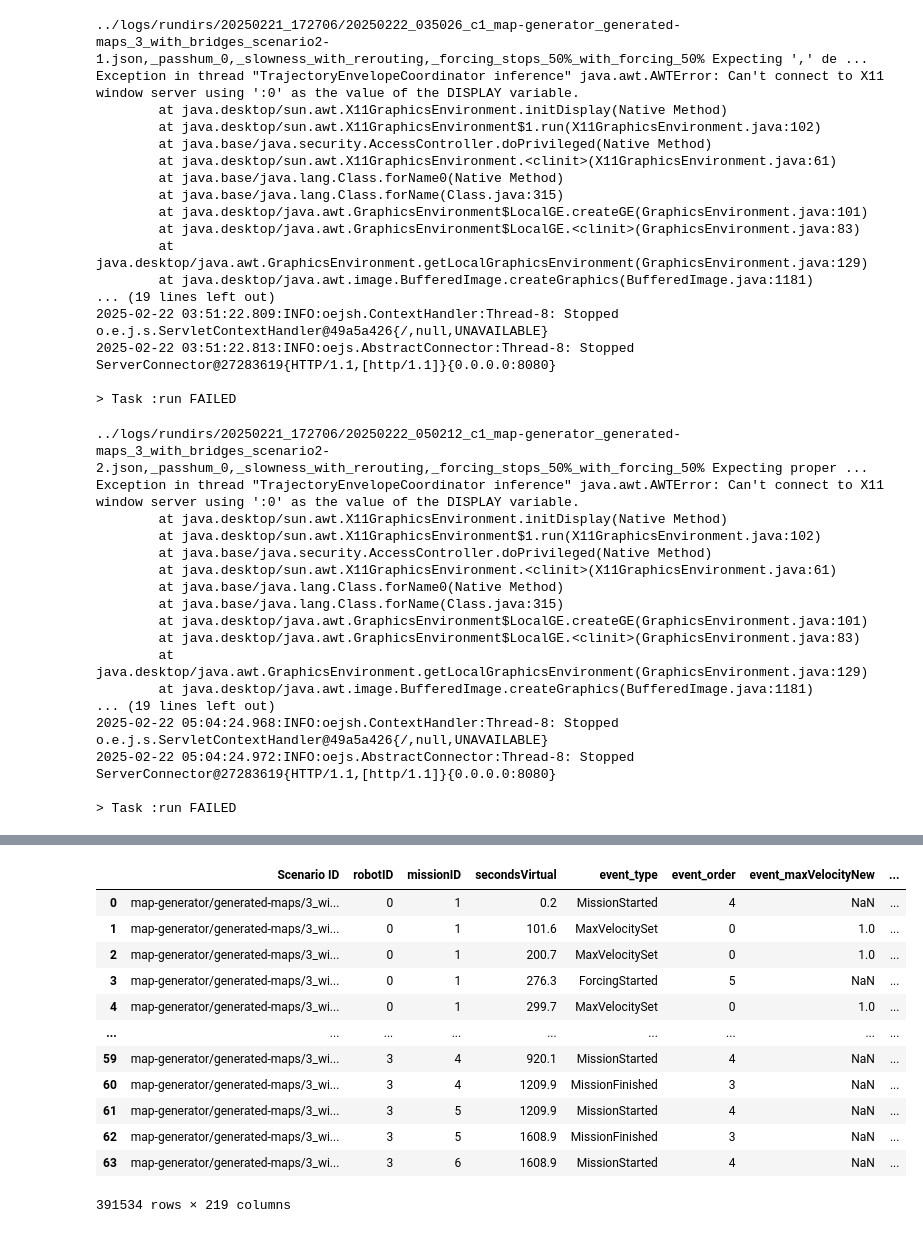
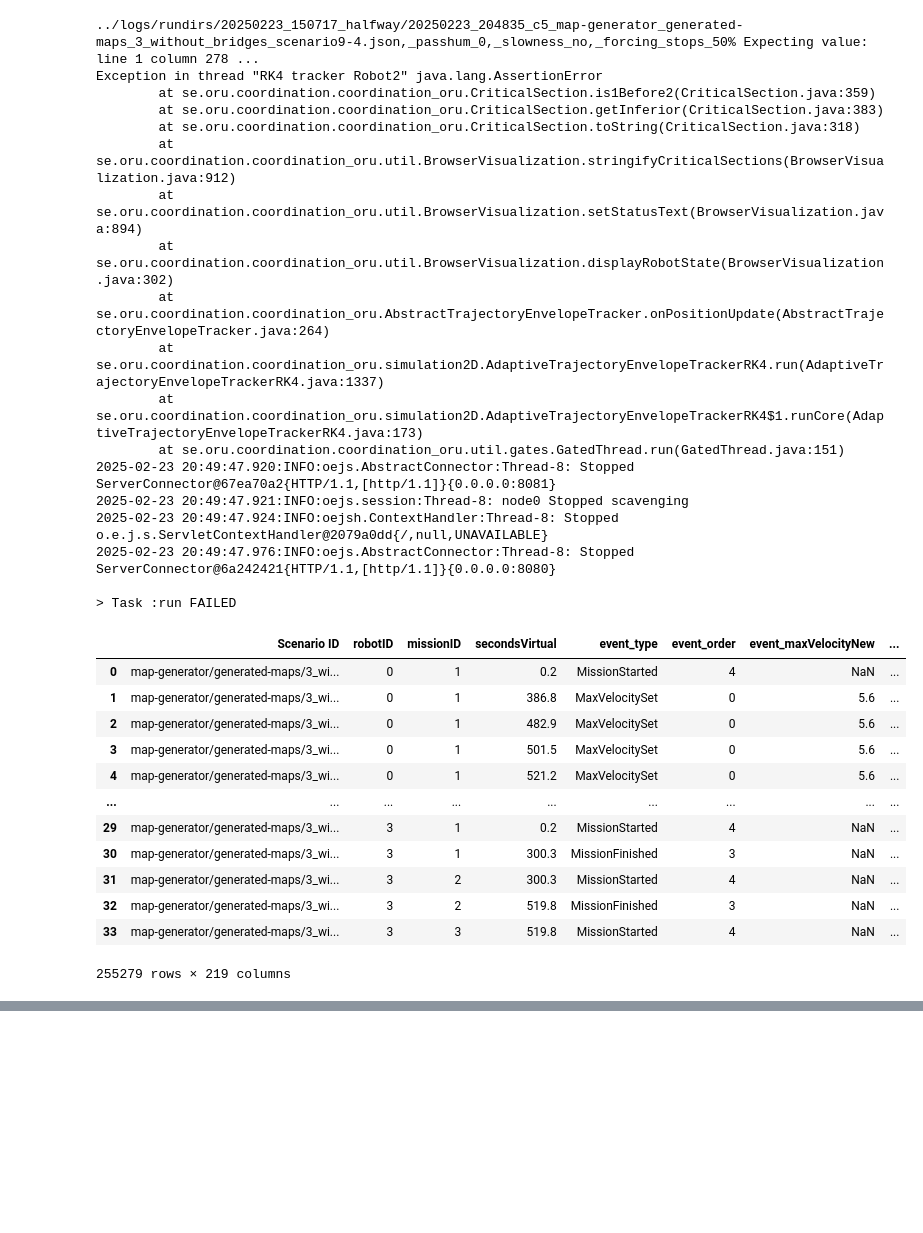
Before and after one commit to Olga-Mironenko/coordination_oru, a Jupyter notebook: scenario-analysis/dynmodel.ipynb, the cells around one changed output, grey strips where cells are left out. Saved outputs shown, nothing was run; the diff lists cells and outputs as text; code cells hidden in the pictures; blank space fills up the shorter version.

```diff
--- a/scenario-analysis/dynmodel.ipynb
+++ b/scenario-analysis/dynmodel.ipynb
@@ -3,41 +3,38 @@ import importlib
 import dynmodel
 # %%
 dynmodel = importlib.reload(dynmodel)
-# df_all = dynmodel.load_or_prepare_missions_all()
-df_all = dynmodel.prepare_missions_all()
+df_all = dynmodel.load_or_prepare_missions_all()
+# df_all = dynmodel.prepare_missions_all()
 df_all
 # %% [output]
-../logs/rundirs/20250221_172706/20250222_035026_c1_map-generator_generated-maps_3_with_bridges_scenario2-1.json,_passhum_0,_slowness_with_rerouting,_forcing_stops_50%_with_forcing_50% Expecting ',' de ...
-Exception in thread "TrajectoryEnvelopeCoordinator inference" java.awt.AWTError: Can't connect to X11 window server using ':0' as the value of the DISPLAY variable.
-        at java.desktop/sun.awt.X11GraphicsEnvironment.initDisplay(Native Method)
-        at java.desktop/sun.awt.X11GraphicsEnvironment$1.run(X11GraphicsEnvironment.java:102)
-        at java.base/java.security.AccessController.doPrivileged(Native Method)
-        at java.desktop/sun.awt.X11GraphicsEnvironment.<clinit>(X11GraphicsEnvironment.java:61)
-        at java.base/java.lang.Class.forName0(Native Method)
-        at java.base/java.lang.Class.forName(Class.java:315)
-        at java.desktop/java.awt.GraphicsEnvironment$LocalGE.createGE(GraphicsEnvironment.java:101)
-        at java.desktop/java.awt.GraphicsEnvironment$LocalGE.<clinit>(GraphicsEnvironment.java:83)
-        at java.desktop/java.awt.GraphicsEnvironment.getLocalGraphicsEnvironment(GraphicsEnvironment.java:129)
-        at java.desktop/java.awt.image.BufferedImage.createGraphics(BufferedImage.java:1181)
-... (19 lines left out)
-2025-02-22 03:51:22.809:INFO:oejsh.ContextHandler:Thread-8: Stopped o.e.j.s.ServletContextHandler@49a5a426{/,null,UNAVAILABLE}
-2025-02-22 03:51:22.813:INFO:oejs.AbstractConnector:Thread-8: Stopped ServerConnector@27283619{HTTP/1.1,[http/1.1]}{0.0.0.0:8080}
+../logs/rundirs/20250223_150717_halfway/20250223_204835_c5_map-generator_generated-maps_3_without_bridges_scenario9-4.json,_passhum_0,_slowness_no,_forcing_stops_50% Expecting value: line 1 column 278 ...
+Exception in thread "RK4 tracker Robot2" java.lang.AssertionError
+        at se.oru.coordination.coordination_oru.CriticalSection.is1Before2(CriticalSection.java:359)
+        at se.oru.coordination.coordination_oru.CriticalSection.getInferior(CriticalSection.java:383)
+        at se.oru.coordination.coordination_oru.CriticalSection.toString(CriticalSection.java:318)
+        at se.oru.coordination.coordination_oru.util.BrowserVisualization.stringifyCriticalSections(BrowserVisualization.java:912)
+        at se.oru.coordination.coordination_oru.util.BrowserVisualization.setStatusText(BrowserVisualization.java:894)
+        at se.oru.coordination.coordination_oru.util.BrowserVisualization.displayRobotState(BrowserVisualization.java:302)
+        at se.oru.coordination.coordination_oru.AbstractTrajectoryEnvelopeTracker.onPositionUpdate(AbstractTrajectoryEnvelopeTracker.java:264)
+        at se.oru.coordination.coordination_oru.simulation2D.AdaptiveTrajectoryEnvelopeTrackerRK4.run(AdaptiveTrajectoryEnvelopeTrackerRK4.java:1337)
+        at se.oru.coordination.coordination_oru.simulation2D.AdaptiveTrajectoryEnvelopeTrackerRK4$1.runCore(AdaptiveTrajectoryEnvelopeTrackerRK4.java:173)
+        at se.oru.coordination.coordination_oru.util.gates.GatedThread.run(GatedThread.java:151)
+2025-02-23 20:49:47.920:INFO:oejs.AbstractConnector:Thread-8: Stopped ServerConnector@67ea70a2{HTTP/1.1,[http/1.1]}{0.0.0.0:8081}
+2025-02-23 20:49:47.921:INFO:oejs.session:Thread-8: node0 Stopped scavenging
+2025-02-23 20:49:47.924:INFO:oejsh.ContextHandler:Thread-8: Stopped o.e.j.s.ServletContextHandler@2079a0dd{/,null,UNAVAILABLE}
+2025-02-23 20:49:47.976:INFO:oejs.AbstractConnector:Thread-8: Stopped ServerConnector@6a242421{HTTP/1.1,[http/1.1]}{0.0.0.0:8080}
 
 > Task :run FAILED
+|  | Scenario ID | robotID | missionID | secondsVirtual | event_type | event_order | event_maxVelocityNew | ... |
+| 0 | map-generator/generated-maps/3_wi... | 0 | 1 | 0.2 | MissionStarted | 4 | NaN | ... |
+| 1 | map-generator/generated-maps/3_wi... | 0 | 1 | 386.8 | MaxVelocitySet | 0 | 5.6 | ... |
+| 2 | map-generator/generated-maps/3_wi... | 0 | 1 | 482.9 | MaxVelocitySet | 0 | 5.6 | ... |
+| 3 | map-generator/generated-maps/3_wi... | 0 | 1 | 501.5 | MaxVelocitySet | 0 | 5.6 | ... |
+| 4 | map-generator/generated-maps/3_wi... | 0 | 1 | 521.2 | MaxVelocitySet | 0 | 5.6 | ... |
+| ... | ... | ... | ... | ... | ... | ... | ... | ... |
+| 29 | map-generator/generated-maps/3_wi... | 3 | 1 | 0.2 | MissionStarted | 4 | NaN | ... |
+| 30 | map-generator/generated-maps/3_wi... | 3 | 1 | 300.3 | MissionFinished | 3 | NaN | ... |
+| 31 | map-generator/generated-maps/3_wi... | 3 | 2 | 300.3 | MissionStarted | 4 | NaN | ... |
+| 32 | map-generator/generated-maps/3_wi... | 3 | 2 | 519.8 | MissionFinished | 3 | NaN | ... |
+| 33 | map-generator/generated-maps/3_wi... | 3 | 3 | 519.8 | MissionStarted | 4 | NaN | ... |
-../logs/rundirs/20250221_172706/20250222_050212_c1_map-generator_generated-maps_3_with_bridges_scenario2-2.json,_passhum_0,_slowness_with_rerouting,_forcing_stops_50%_with_forcing_50% Expecting proper ...
-Exception in thread "TrajectoryEnvelopeCoordinator inference" java.awt.AWTError: Can't connect to X11 window server using ':0' as the value of the DISPLAY variable.
-        at java.desktop/sun.awt.X11GraphicsEnvironment.initDisplay(Native Method)
-        at java.desktop/sun.awt.X11GraphicsEnvironment$1.run(X11GraphicsEnvironment.java:102)
-        at java.base/java.security.AccessController.doPrivileged(Native Method)
-        at java.desktop/sun.awt.X11GraphicsEnvironment.<clinit>(X11GraphicsEnvironment.java:61)
-        at java.base/java.lang.Class.forName0(Native Method)
-        at java.base/java.lang.Class.forName(Class.java:315)
-        at java.desktop/java.awt.GraphicsEnvironment$LocalGE.createGE(GraphicsEnvironment.java:101)
-        at java.desktop/java.awt.GraphicsEnvironment$LocalGE.<clinit>(GraphicsEnvironment.java:83)
-        at java.desktop/java.awt.GraphicsEnvironment.getLocalGraphicsEnvironment(GraphicsEnvironment.java:129)
-        at java.desktop/java.awt.image.BufferedImage.createGraphics(BufferedImage.java:1181)
-... (19 lines left out)
-2025-02-22 05:04:24.968:INFO:oejsh.ContextHandler:Thread-8: Stopped o.e.j.s.ServletContextHandler@49a5a426{/,null,UNAVAILABLE}
-2025-02-22 05:04:24.972:INFO:oejs.AbstractConnector:Thread-8: Stopped ServerConnector@27283619{HTTP/1.1,[http/1.1]}{0.0.0.0:8080}
-
-> Task :run FAILED
+255279 rows × 219 columns
@@ -185,16 +41,3 @@ Exception in thread "RK4 tracker Robot2" java.lang.AssertionError
-|  | Scenario ID | robotID | missionID | secondsVirtual | event_type | event_order | event_maxVelocityNew | ... |
-| 0 | map-generator/generated-maps/3_wi... | 0 | 1 | 0.2 | MissionStarted | 4 | NaN | ... |
-| 1 | map-generator/generated-maps/3_wi... | 0 | 1 | 101.6 | MaxVelocitySet | 0 | 1.0 | ... |
-| 2 | map-generator/generated-maps/3_wi... | 0 | 1 | 200.7 | MaxVelocitySet | 0 | 1.0 | ... |
-| 3 | map-generator/generated-maps/3_wi... | 0 | 1 | 276.3 | ForcingStarted | 5 | NaN | ... |
-| 4 | map-generator/generated-maps/3_wi... | 0 | 1 | 299.7 | MaxVelocitySet | 0 | 1.0 | ... |
-| ... | ... | ... | ... | ... | ... | ... | ... | ... |
-| 59 | map-generator/generated-maps/3_wi... | 3 | 4 | 920.1 | MissionStarted | 4 | NaN | ... |
-| 60 | map-generator/generated-maps/3_wi... | 3 | 4 | 1209.9 | MissionFinished | 3 | NaN | ... |
-| 61 | map-generator/generated-maps/3_wi... | 3 | 5 | 1209.9 | MissionStarted | 4 | NaN | ... |
-| 62 | map-generator/generated-maps/3_wi... | 3 | 5 | 1608.9 | MissionFinished | 3 | NaN | ... |
-| 63 | map-generator/generated-maps/3_wi... | 3 | 6 | 1608.9 | MissionStarted | 4 | NaN | ... |
-391534 rows × 219 columns
 # %%
 dynmodel = importlib.reload(dynmodel)
 dynmodel.save_missions_all(df_all)
```
Also changed, not shown: parts of 5 cells of this notebook, 4 other files.
